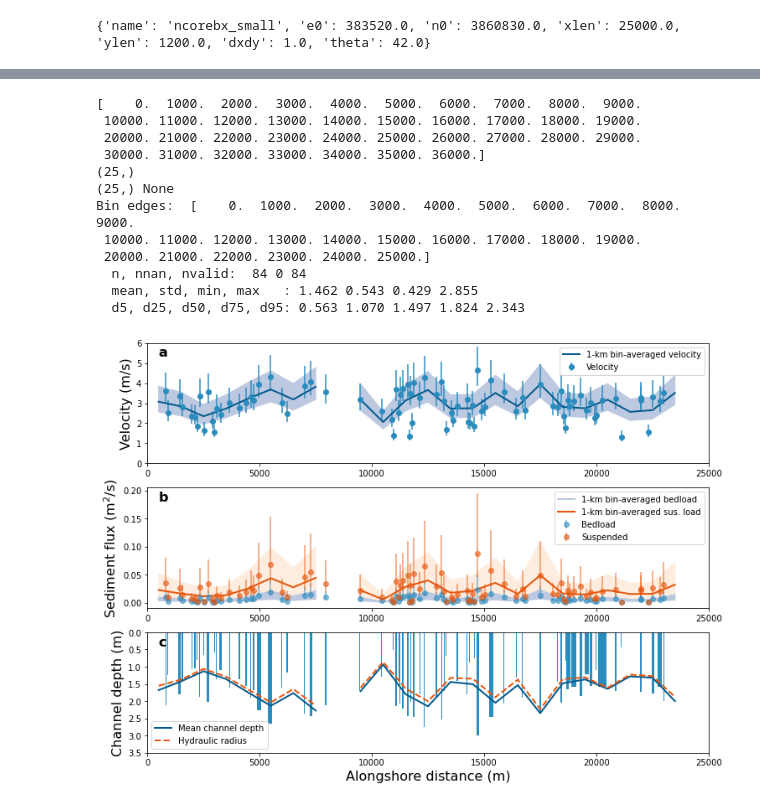
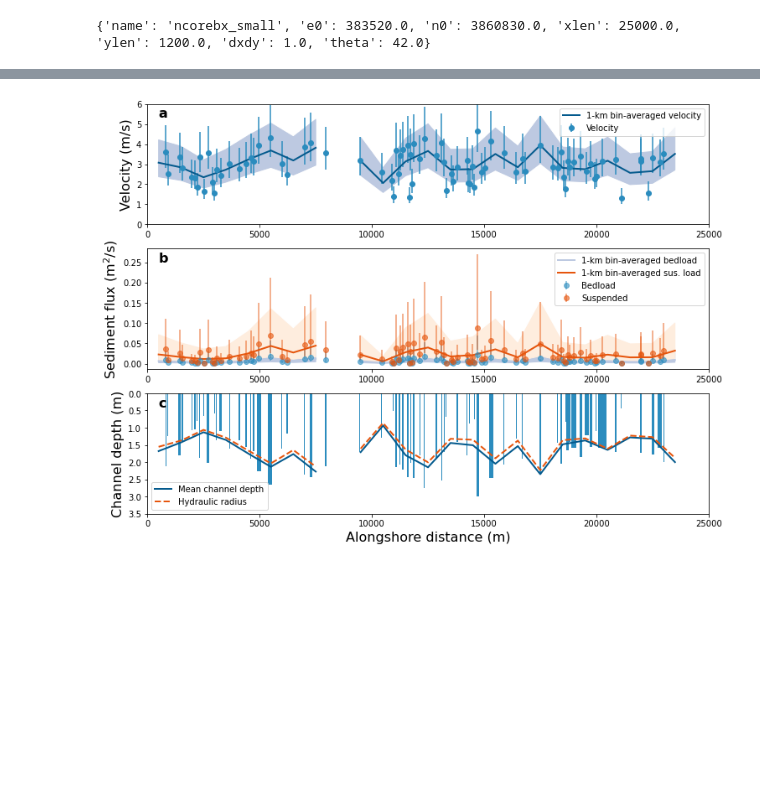
Before and after one commit to csherwood-usgs/CoreBx, a Jupyter notebook: Sed_transport_calcs.ipynb, the cells around one changed output, grey strips where cells are left out. Saved outputs shown, nothing was run; the diff lists cells and outputs as text; code cells hidden in the pictures; blank space fills up the shorter version.

```diff
--- a/Sed_transport_calcs.ipynb
+++ b/Sed_transport_calcs.ipynb
@@ -21,6 +24,9 @@ D:/
 ### load statistics file from Jin-Si, Aug 12, 2022
 # %%
 df = pd.read_csv(indir+'NCB_postDorian_stats_2022.csv')
+# Apply threshold for channel cross-sectional area
+athresh = 5.
+df = df[ -df['Throat_width_m']*df['Throat_depth_avg_m'] > athresh]
 df.describe()
 # %% [output]
 |  | Rowid | Shape_Area | Perimeter_m | MIN_elev | MAX_elev | RANGE_elev | MEAN_elev | STD_elev | Volume_m3 | ... |
@@ -237,10 +229,9 @@ Tau0 from Manning
 # %%
 binw = 1000.
 bins = np.arange(0.,36001.,binw)
-print(bins)
 bin_ctr = bins[0:-1]+0.5*binw
 data = Vel
-digitized = np.digitize(xchan[ia], bins)
+digitized = np.digitize(xchan, bins)
 bin_mean_vel = [data[digitized == i].mean() for i in range(1, len(bins))]
 bin_std_vel  = [data[digitized == i].std() for i in range(1, len(bins))]
 bin_std_vel[0]=0.
@@ -251,12 +242,10 @@ bin_mean_vello = [data[digitized == i].mean() for i in range(1, len(bins))]
 data = Velhi
 bin_mean_velhi = [data[digitized == i].mean() for i in range(1, len(bins))]
 
-print(np.shape(bin_mean), print(np.shape(bin_std)))
-
 plt.figure(figsize=(12,9))
 ax1=plt.subplot(311)
 # plt.plot(channel_ctr[ia],Vel,'.',markersize=12,color=blue5[3])
-ax1.errorbar(xchan[ia],Vel,yerr=[Vel-Vello, Velhi-Vel], fmt='o',color=blue5[3],label='Velocity')
+ax1.errorbar(xchan,Vel,yerr=[Vel-Vello, Velhi-Vel], fmt='o',color=blue5[3],label='Velocity')
 plt.plot(bin_ctr,bin_mean_vel,'-',color=blue5[4],linewidth=2,label='1-km bin-averaged velocity')
 ax1.fill_between(bin_ctr, (bin_mean_vello), (bin_mean_velhi),color=blue5[1] )
 ax1.set_anchor('W')
@@ -293,8 +282,8 @@ data = qsvrlo
 bin_mean_qslo = [data[digitized == i].mean() for i in range(1, len(bins))]
 
 ax2=plt.subplot(312)
-ax2.errorbar(xchan[ia], qbvr, yerr=[qbvr-qbvrlo, qbvrhi-qbvr], fmt='o',color=blue5[3],alpha=0.6,label='Bedload')
-ax2.errorbar(xchan[ia], qsvr, yerr=[qsvr-qsvrlo, qsvrhi-qsvr], fmt='o',color=cols[3],alpha=0.6,label='Suspended')
+ax2.errorbar(xchan, qbvr, yerr=[qbvr-qbvrlo, qbvrhi-qbvr], fmt='o',color=blue5[3],alpha=0.6,label='Bedload')
+ax2.errorbar(xchan, qsvr, yerr=[qsvr-qsvrlo, qsvrhi-qsvr], fmt='o',color=cols[3],alpha=0.6,label='Suspended')
 ax2.plot(bin_ctr,bin_mean_qb,'-',color=blue5[2],linewidth=2,label='1-km bin-averaged bedload')
 ax2.fill_between(bin_ctr, (bin_mean_qblo), (bin_mean_qbhi),color=blue5[2] )
 ax2.plot(bin_ctr,bin_mean_qs,'-',color=cols[3],linewidth=2,label='1-km bin-averaged sus. load')
@@ -303,51 +292,35 @@ ax2.set_anchor('W')
 
 plt.legend()
 #plt.ylim((0, 5))
 plt.text(0.02, 0.92,'b',horizontalalignment='left',verticalalignment='center',transform = ax2.transAxes, fontweight='bold',fontsize=16)
 plt.ylabel('Sediment flux (m$^2$/s)',fontsize=16)
 plt.xlim((0,25000))
 
 ax3 = plt.subplot(313)
 binw = 1000.
 bins = np.arange(0.,25001.,binw)
-print('Bin edges: ',bins)
 
 bin_ctr = bins[0:-1]+0.5*binw
-data = channel_avg_depth[ia]
-digitized = np.digitize( xchan[ia], bins)
+data = channel_avg_depth
+digitized = np.digitize( xchan, bins)
 bin_mean = [data[digitized == i].mean() for i in range(1, len(bins))]
 bin_std = [data[digitized == i].std() for i in range(1, len(bins))]
 
-# hydraulic radius
-Rh = channel_area/(2.*channel_avg_depth+channel_width)
-stat_summary(Rh[ia],iprint=True)
-data= Rh[ia]
+data= Rh
 Rh_mean = [data[digitized == i].mean() for i in range(1, len(bins))]
 Rh_std = [data[digitized == i].std() for i in range(1, len(bins))]
 
 
-plt.bar(xchan[ia],channel_avg_depth[ia],width=channel_width[ia],color=blue5[3])
+plt.bar(xchan,channel_avg_depth,width=channel_width,color=blue5[3])
 plt.plot(bin_ctr,bin_mean,'-',color=blue5[4],linewidth=2,label='Mean channel depth')
 plt.plot(bin_ctr,Rh_mean,'--',color=cols[3],linewidth=2,label='Hydraulic radius')
 plt.ylim((3.5,0))
 plt.text(0.02, 0.92,'c',horizontalalignment='left',verticalalignment='center',transform = ax3.transAxes, fontweight='bold', fontsize=16)
 plt.xlabel('Alongshore distance (m)',fontsize=16)
 plt.ylabel('Channel depth (m)',fontsize=16)
 plt.legend()
 plt.xlim((0,25000))
 
 plt.savefig(outdir+'arc_velocity_sed_transport_island.svg',bbox_inches='tight', format='svg', dpi = 200)
 # %% [output]
-[    0.  1000.  2000.  3000.  4000.  5000.  6000.  7000.  8000.  9000.
- 10000. 11000. 12000. 13000. 14000. 15000. 16000. 17000. 18000. 19000.
- 20000. 21000. 22000. 23000. 24000. 25000. 26000. 27000. 28000. 29000.
- 30000. 31000. 32000. 33000. 34000. 35000. 36000.]
-(25,)
-(25,) None
-Bin edges:  [    0.  1000.  2000.  3000.  4000.  5000.  6000.  7000.  8000.  9000.
- 10000. 11000. 12000. 13000. 14000. 15000. 16000. 17000. 18000. 19000.
- 20000. 21000. 22000. 23000. 24000. 25000.]
-  n, nnan, nvalid:  84 0 84
-  mean, std, min, max   : 1.462 0.543 0.429 2.855
-  d5, d25, d50, d75, d95: 0.563 1.070 1.497 1.824 2.343
-[figure, old version]
+[figure, new version]
```
Also changed, not shown: parts of 5 cells of this notebook.
